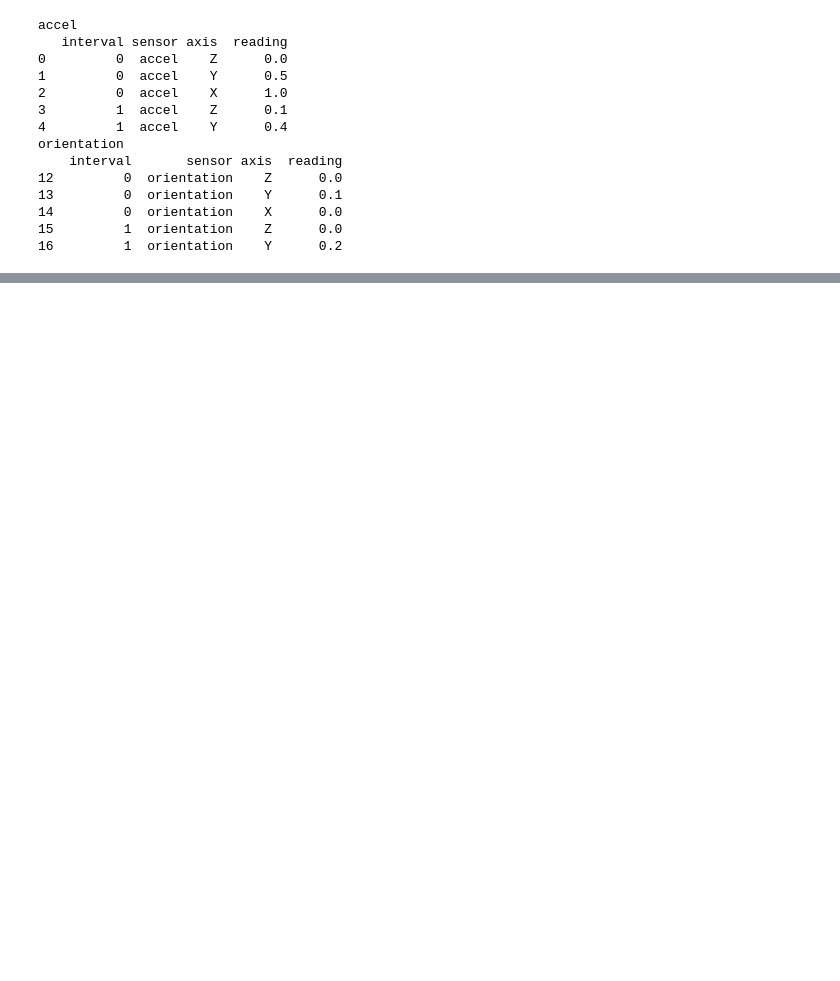
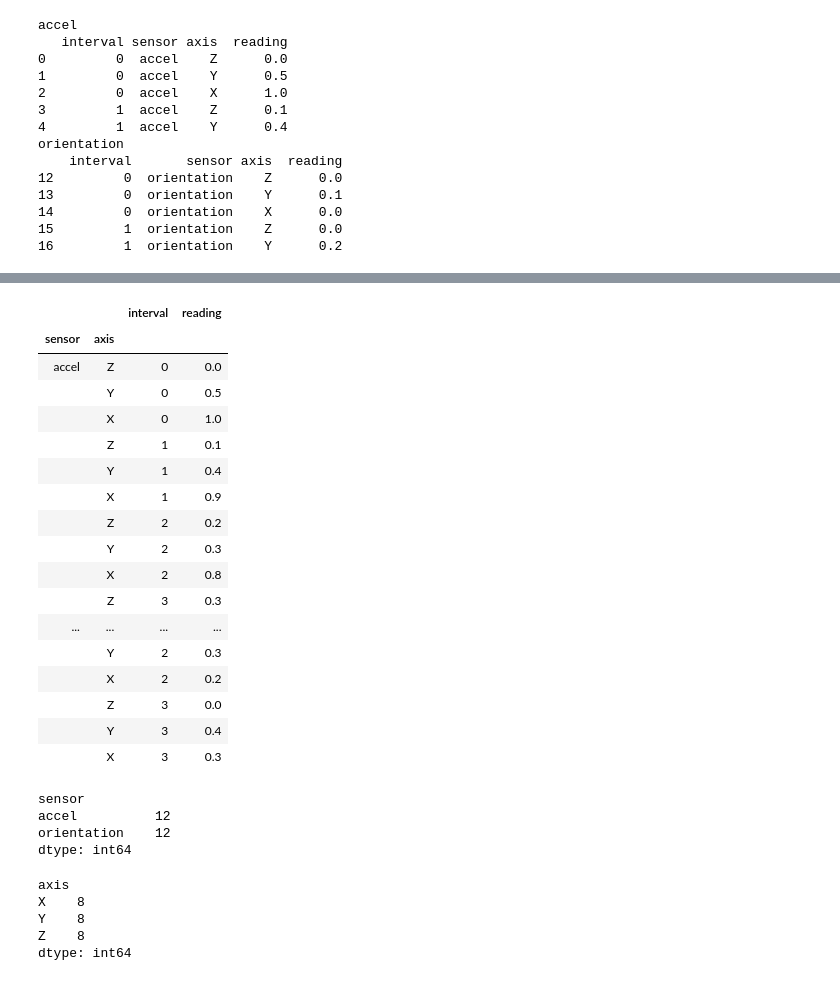
Before and after one commit to derinman/L_Python-Note, a Jupyter notebook: A02-05_Pandas Group.ipynb, the cells around one changed output, grey strips where cells are left out. Saved outputs shown, nothing was run; the diff lists cells and outputs as text; code cells hidden in the pictures; blank space fills up the shorter version.

```diff
--- a/A02-05_Pandas Group.ipynb
+++ b/A02-05_Pandas Group.ipynb
@@ -83,0 +154,39 @@ orientation
+# %%
+# Grouping using index levels
+mi = sensor_data.copy()
+mi = mi.set_index(['sensor', 'axis'])
+mi
+# %% [output]
+|  |  | interval | reading |
+| sensor | axis |  |  |
+| accel | Z | 0 | 0.0 |
+|  | Y | 0 | 0.5 |
+|  | X | 0 | 1.0 |
+|  | Z | 1 | 0.1 |
+|  | Y | 1 | 0.4 |
+|  | X | 1 | 0.9 |
+|  | Z | 2 | 0.2 |
+|  | Y | 2 | 0.3 |
+|  | X | 2 | 0.8 |
+|  | Z | 3 | 0.3 |
+| ... | ... | ... | ... |
+|  | Y | 2 | 0.3 |
+|  | X | 2 | 0.2 |
+|  | Z | 3 | 0.0 |
+|  | Y | 3 | 0.4 |
+|  | X | 3 | 0.3 |
+# %%
+mi.groupby(level=0).size()
+# %% [output]
+sensor
+accel          12
+orientation    12
+dtype: int64
+# %%
+mi.groupby(level=1).size()
+# %% [output]
+axis
+X    8
+Y    8
+Z    8
+dtype: int64
```
Also changed, not shown: parts of 18 cells of this notebook, 1 other file.
